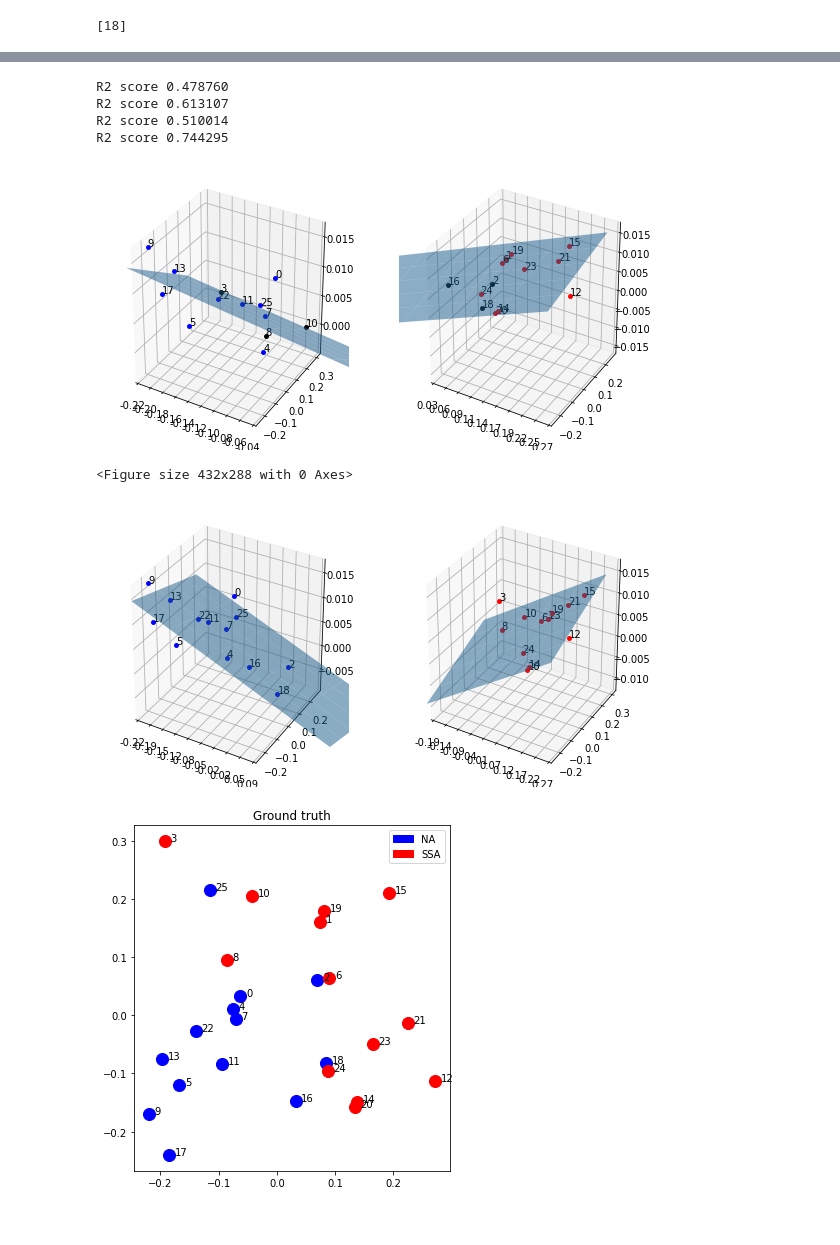
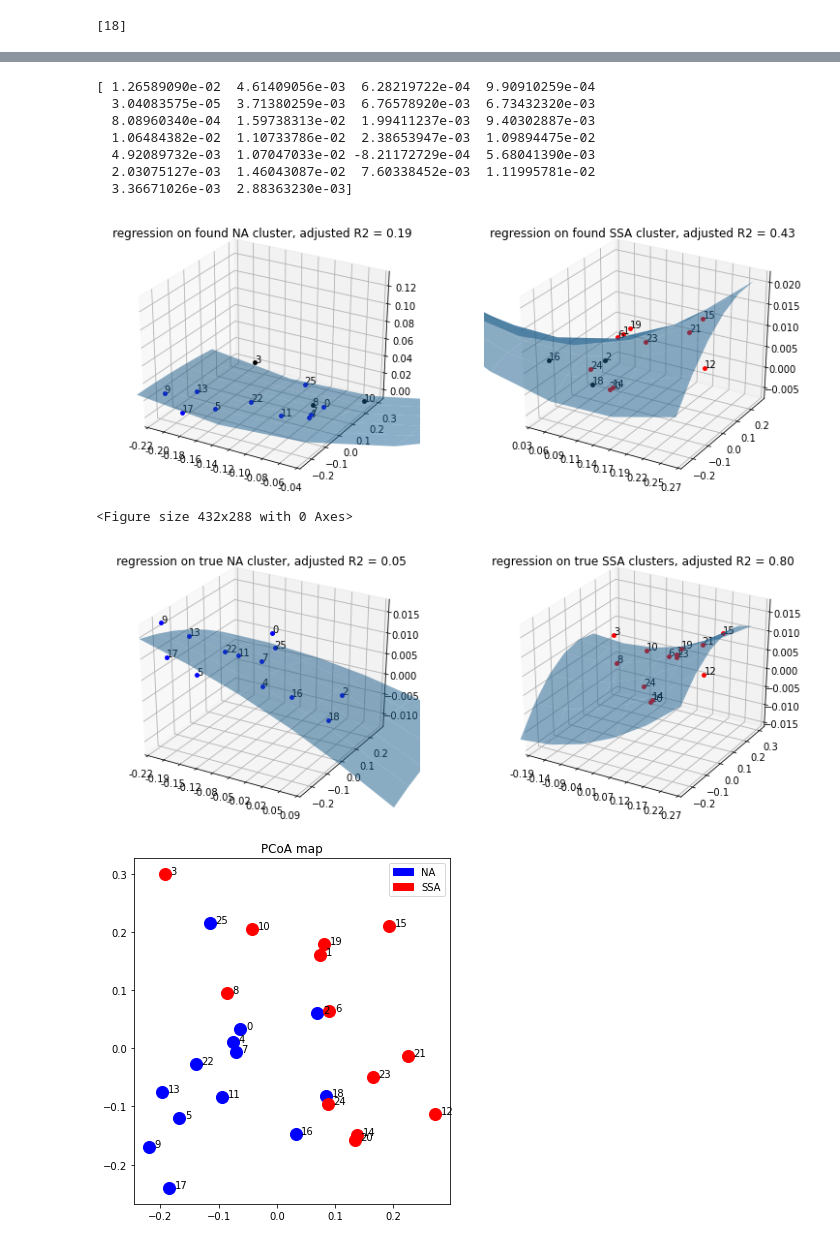
Before and after one commit to alexandremerasli/TFE, a Jupyter notebook: cluster_data.ipynb, the cells around one changed output, grey strips where cells are left out. Saved outputs shown, nothing was run; the diff lists cells and outputs as text; code cells hidden in the pictures.

Commit message:
adjusted R2 for strength of correlation

```diff
--- a/cluster_data.ipynb
+++ b/cluster_data.ipynb
@@ -3258,6 +3250,7 @@ else:
 
 misClassifiedIvo = subjects[steepness<0]
 steepness[stimulus] = -steepness[stimulus]
+oppositeSteepness = True
 
 print(misClassifiedIvo)
 # %% [output]
@@ -3312,10 +3309,13 @@ R2 score 0.800353
 # %%
-steepness[stimulus] = -steepness[stimulus]
-points3D[:,2] = steepness
+if (oppositeSteepness):
+    steepness[stimulus] = -steepness[stimulus]
+    points3D[:,2] = steepness
+    oppositeSteepness = False
 # %%
 from sklearn.preprocessing import PolynomialFeatures
 from matplotlib.ticker import LinearLocator, FormatStrFormatter
 
+print(steepness)
 def fitPolynome(degree,NA,SSA,ax,groupLabel):
     if (groupLabel==0):
         group = NA
@@ -3341,50 +3341,56 @@ def fitPolynome(degree,NA,SSA,ax,groupLabel):
     X, Y = np.meshgrid(X, Y)
 
     toFit = np.zeros((len(X)*len(Y),2))
     toFit[:,0] = np.ravel(X)
     toFit[:,1] = np.ravel(Y)
     #X, Y = np.meshgrid(points[:,0], points[:,1])
     #toFit = points
     reg = pol_reg.predict(poly_reg.fit_transform(toFit))
     reg = reg.reshape((len(X), len(Y)))
 
     ax.plot_surface(X, Y, reg, alpha=.5)
 
     # Customize the x axis.
     ax.set_xlim(np.min(points[group,0]), np.max(points[group,0]))
     ax.xaxis.set_major_locator(LinearLocator(10))
     ax.xaxis.set_major_formatter(FormatStrFormatter('%.02f'))
 
-    #plt.show()
-
-    print("R2 score %f" %pol_reg.score(X_poly,steepness[group]))
-
+    #return pol_reg.score(X_poly,steepness[group])
+    # Adjusted R2
+    return 1 - (1-pol_reg.score(X_poly, steepness[group]))*(len(group)-1)/(len(group)-X_poly.shape[1]-1)
 
 
 
 NA = subjects[kmeans_result.label==0]
 SSA = subjects[kmeans_result.label==1]
 
-degree = 1
-fig = plt.figure(figsize=(15,5))
+degree = 2
+fig = plt.figure(figsize=(20,5))
 ax = fig.add_subplot(1,3,1, projection='3d')
-fitPolynome(degree,NA,SSA,ax,0)
+R2 = fitPolynome(degree,NA,SSA,ax,0)
+plt.title('regression on found NA cluster, adjusted R2 = %.2f' %R2)
 ax = fig.add_subplot(1,3,2, projection='3d')
-fitPolynome(degree,NA,SSA,ax,1)
+R2 = fitPolynome(degree,NA,SSA,ax,1)
+plt.title('regression on found SSA cluster, adjusted R2 = %.2f' %R2)
 plt.figure()
-fig = plt.figure(figsize=(15,5))
+fig = plt.figure(figsize=(20,5))
 ax = fig.add_subplot(1,3,1, projection='3d')
-fitPolynome(degree,narrative,stimulus,ax,0)
+R2 = fitPolynome(degree,narrative,stimulus,ax,0)
+plt.title('regression on true NA cluster, adjusted R2 = %.2f' %R2)
 ax = fig.add_subplot(1,3,2, projection='3d')
-fitPolynome(degree,narrative,stimulus,ax,1)
+R2 = fitPolynome(degree,narrative,stimulus,ax,1)
+plt.title('regression on true SSA clusters, adjusted R2 = %.2f' %R2)
 plt.figure()
-plotPoints(points)
+plotPoints(points,title='PCoA map')
 # %% [output]
-R2 score 0.478760
-R2 score 0.613107
-R2 score 0.510014
-R2 score 0.744295
+[ 1.26589090e-02  4.61409056e-03  6.28219722e-04  9.90910259e-04
+  3.04083575e-05  3.71380259e-03  6.76578920e-03  6.73432320e-03
+  8.08960340e-04  1.59738313e-02  1.99411237e-03  9.40302887e-03
+  1.06484382e-02  1.10733786e-02  2.38653947e-03  1.09894475e-02
+  4.92089732e-03  1.07047033e-02 -8.21172729e-04  5.68041390e-03
+  2.03075127e-03  1.46043087e-02  7.60338452e-03  1.11995781e-02
+  3.36671026e-03  2.88363230e-03]
-[figure, old version]
+[figure, new version]
 <Figure size 432x288 with 0 Axes>
-[figure, old version]
+[figure, new version]
-[figure, old version]
+[figure, new version]
```
Also changed, not shown: parts of 14 cells of this notebook.
